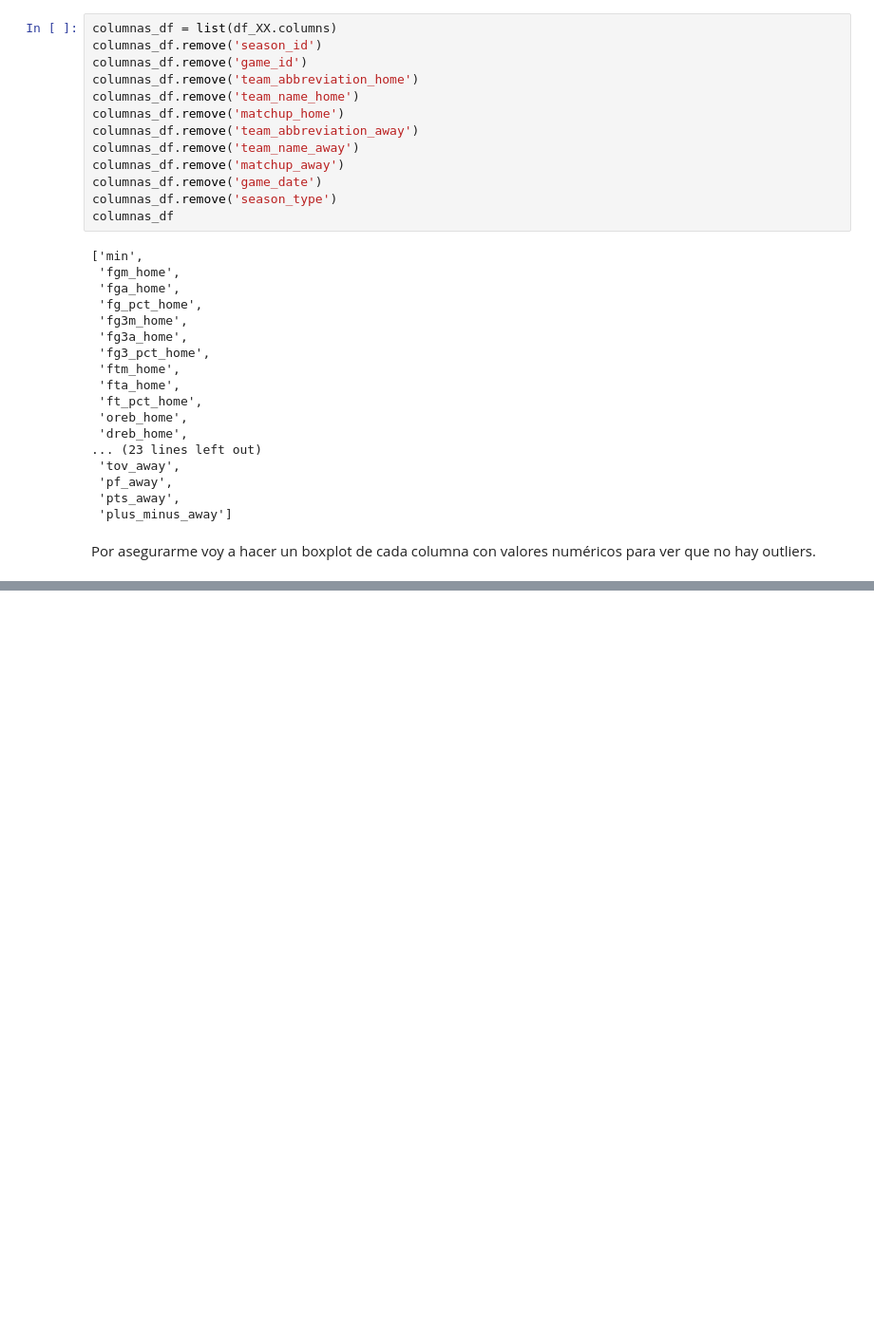
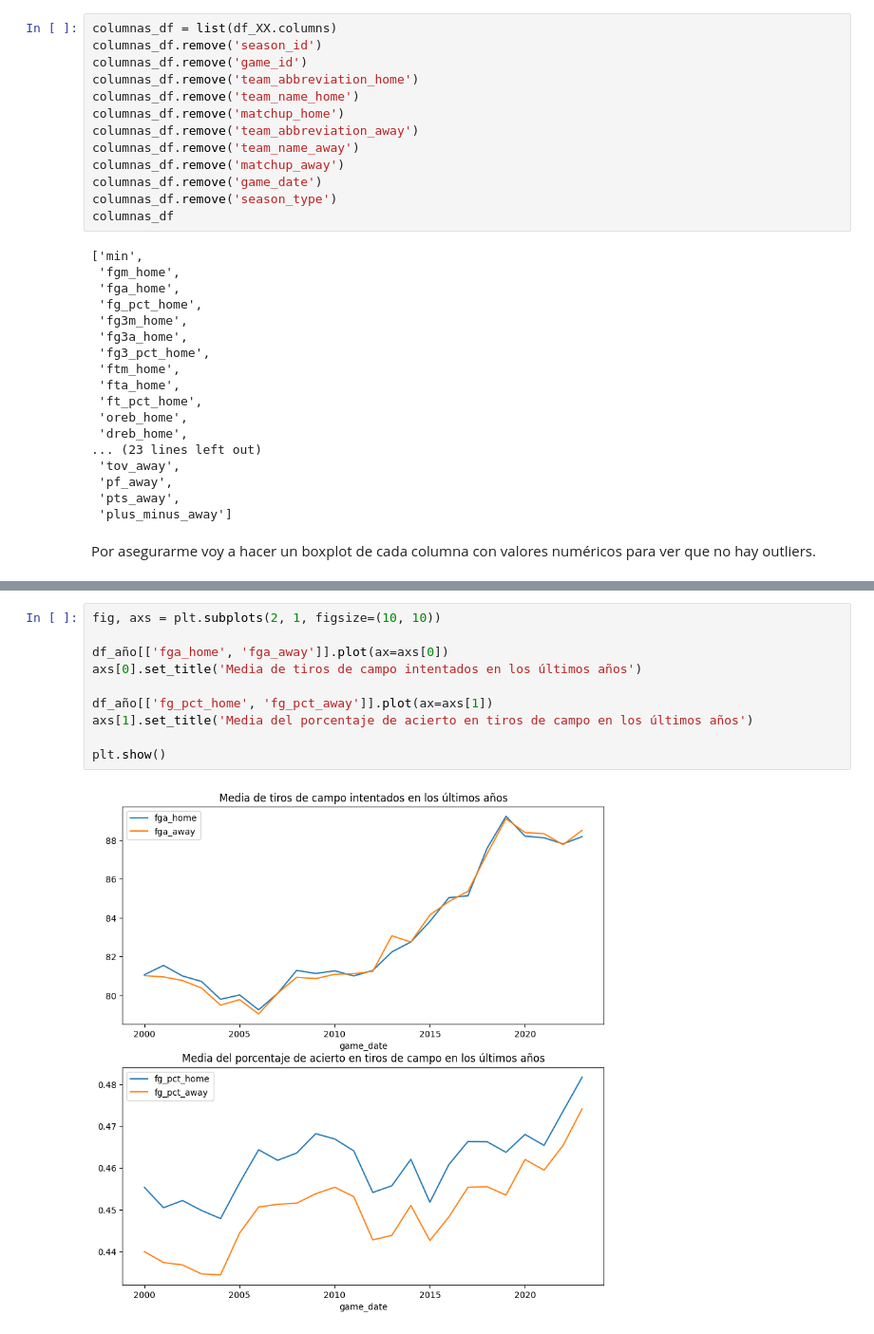
Before and after one commit to Auzmendi/NBA_EDA, a Jupyter notebook: first_look/game.ipynb, the cells around one changed output, grey strips where cells are left out. Shown at 95% size. Drawn from its saved outputs; the diff is of its cells as text; blank space fills up the shorter version.

```diff
--- a/first_look/game.ipynb
+++ b/first_look/game.ipynb
@@ -531,0 +548,12 @@ AttributeError: 'Axes' object has no attribute 'show'
+# %%
+fig, axs = plt.subplots(2, 1, figsize=(10, 10))
+
+df_año[['fga_home', 'fga_away']].plot(ax=axs[0])
+axs[0].set_title('Media de tiros de campo intentados en los últimos años')
+
+df_año[['fg_pct_home', 'fg_pct_away']].plot(ax=axs[1])
+axs[1].set_title('Media del porcentaje de acierto en tiros de campo en los últimos años')
+
+plt.show()
+# %% [output]
+[figure, added]
```
Also changed, not shown: parts of 32 cells of this notebook, 4 other files.
